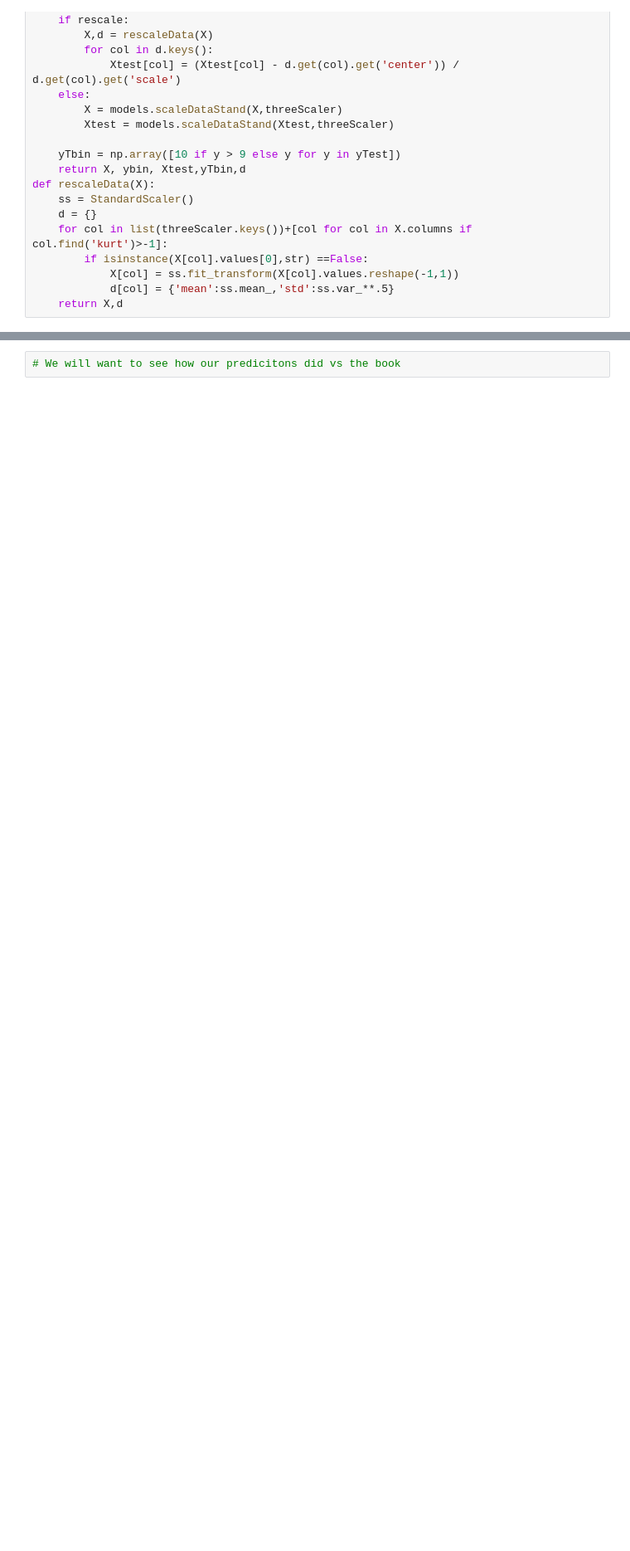
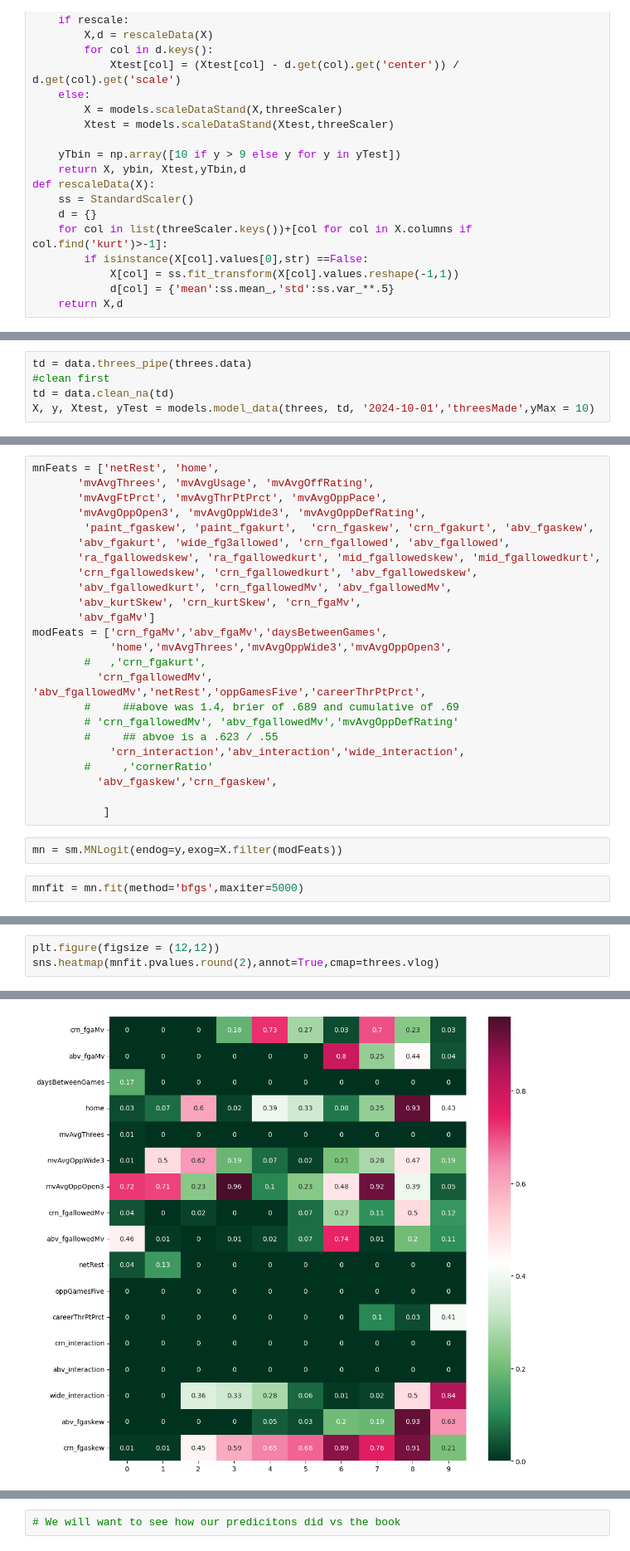
Before and after one commit to eac521/bets, a Jupyter notebook: Notebooks/retro.ipynb, the cells around one changed output, grey strips where cells are left out. Shown: that part at 83% size. Saved outputs shown, nothing was run; the diff lists cells and outputs as text; blank space fills up the shorter version.

Commit message:
back to mn zero inflated wasnt working, added in interaction terms

```diff
--- a/Notebooks/retro.ipynb
+++ b/Notebooks/retro.ipynb
@@ -253,0 +137,5 @@ tdf[tdf.game_date=='2025-03-08'].iloc[:,-20:]
+# %%
+td = data.threes_pipe(threes.data)
+#clean first
+td = data.clean_na(td)
+X, y, Xtest, yTest = models.model_data(threes, td, '2024-10-01','threesMade',yMax = 10)
@@ -253,0 +194,28 @@ tdf[tdf.game_date=='2025-03-08'].iloc[:,-20:]
+# %%
+mnFeats = ['netRest', 'home',
+       'mvAvgThrees', 'mvAvgUsage', 'mvAvgOffRating',
+       'mvAvgFtPrct', 'mvAvgThrPtPrct', 'mvAvgOppPace',
+       'mvAvgOppOpen3', 'mvAvgOppWide3', 'mvAvgOppDefRating',
+        'paint_fgaskew', 'paint_fgakurt',  'crn_fgaskew', 'crn_fgakurt', 'abv_fgaskew',
+       'abv_fgakurt', 'wide_fg3allowed', 'crn_fgallowed', 'abv_fgallowed',
+       'ra_fgallowedskew', 'ra_fgallowedkurt', 'mid_fgallowedskew', 'mid_fgallowedkurt',
+       'crn_fgallowedskew', 'crn_fgallowedkurt', 'abv_fgallowedskew',
+       'abv_fgallowedkurt', 'crn_fgallowedMv', 'abv_fgallowedMv',
+       'abv_kurtSkew', 'crn_kurtSkew', 'crn_fgaMv',
+       'abv_fgaMv']
+modFeats = ['crn_fgaMv','abv_fgaMv','daysBetweenGames',
+            'home','mvAvgThrees','mvAvgOppWide3','mvAvgOppOpen3',
+        #   ,'crn_fgakurt',
+          'crn_fgallowedMv', 'abv_fgallowedMv','netRest','oppGamesFive','careerThrPtPrct',
+        #     ##above was 1.4, brier of .689 and cumulative of .69
+        # 'crn_fgallowedMv', 'abv_fgallowedMv','mvAvgOppDefRating'
+        #     ## abvoe is a .623 / .55
+            'crn_interaction','abv_interaction','wide_interaction',
+        #     ,'cornerRatio'
+          'abv_fgaskew','crn_fgaskew',
+
+           ]
+# %%
+mn = sm.MNLogit(endog=y,exog=X.filter(modFeats))
+# %%
+mnfit = mn.fit(method='bfgs',maxiter=5000)
@@ -253,0 +228,4 @@ tdf[tdf.game_date=='2025-03-08'].iloc[:,-20:]
+# %%
+plt.figure(figsize = (12,12))
+sns.heatmap(mnfit.pvalues.round(2),annot=True,cmap=threes.vlog)
+# %% [output]
@@ -253,0 +233 @@ tdf[tdf.game_date=='2025-03-08'].iloc[:,-20:]
+[figure, added]
```
Also changed, not shown: parts of 138 cells of this notebook, 16 other files.
